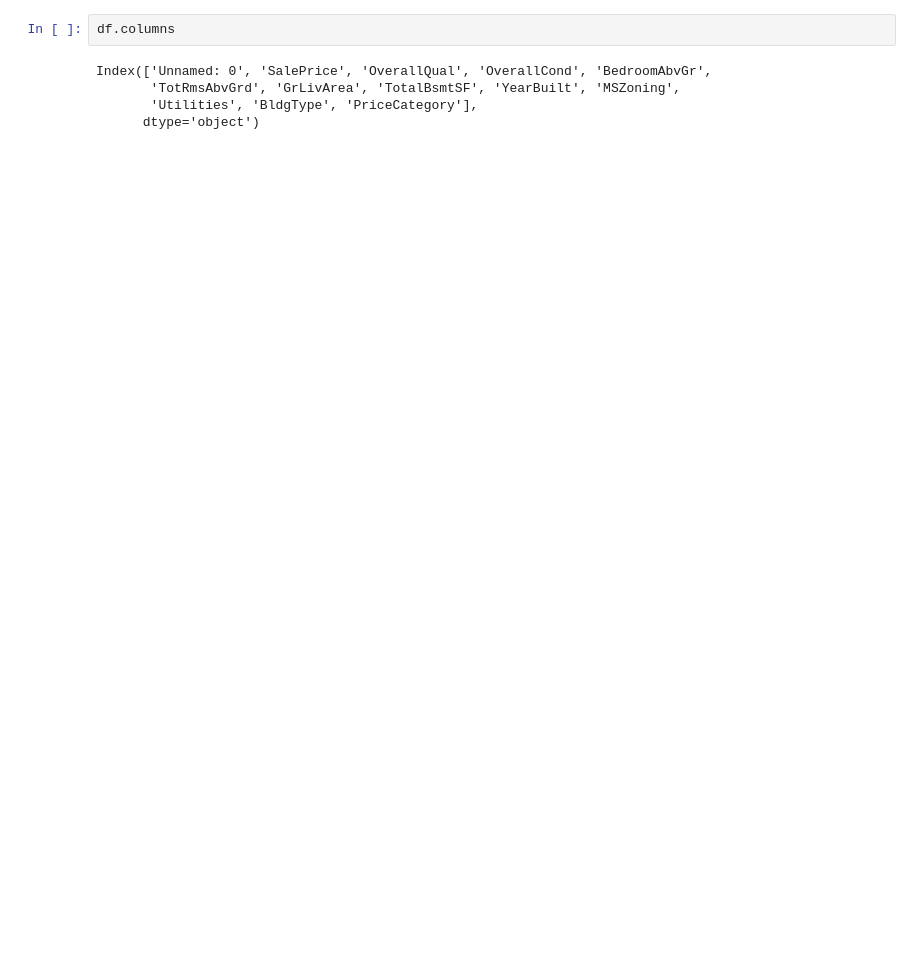
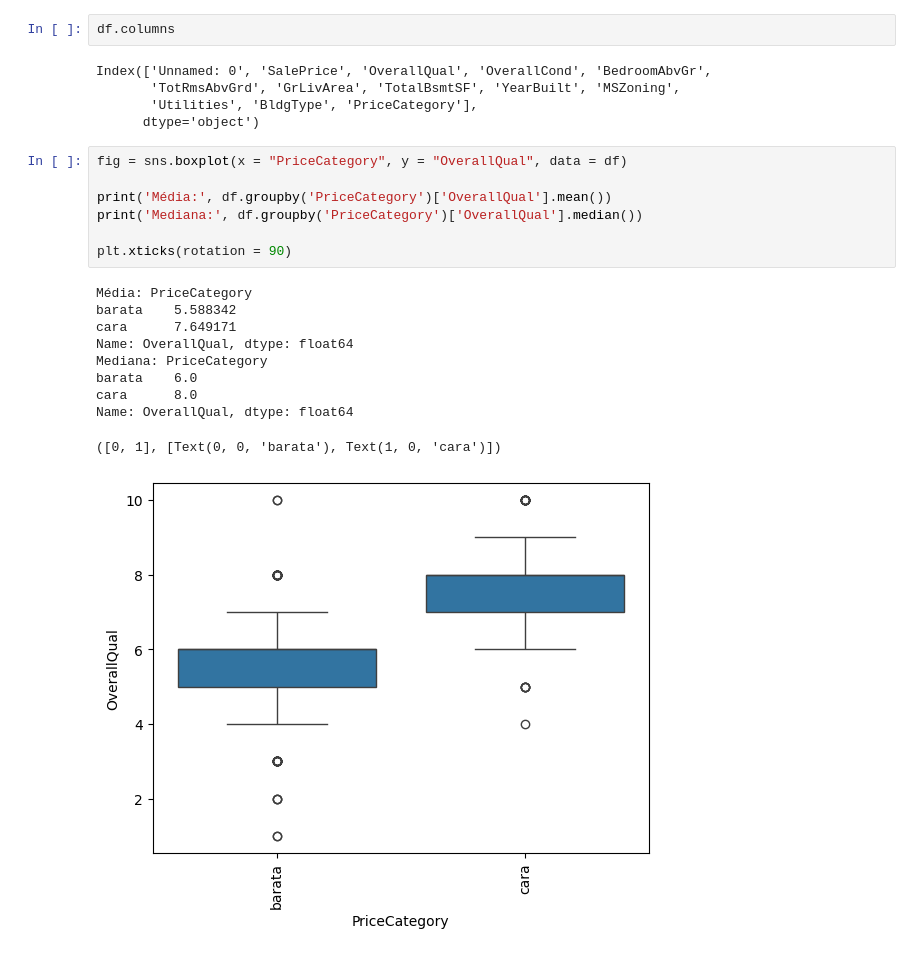
Before and after one commit to racrijoli/statistics, a Jupyter notebook: descriptive statistics module/exercise book.ipynb, the cells around one changed output. Cells and saved outputs as stored; diff of their text form; blank space fills up the shorter version.

```diff
--- a/descriptive statistics module/exercise book.ipynb
+++ b/descriptive statistics module/exercise book.ipynb
@@ -101,3 +101,21 @@ Index(['Unnamed: 0', 'SalePrice', 'OverallQual', 'OverallCond', 'BedroomAbvGr',
        'TotRmsAbvGrd', 'GrLivArea', 'TotalBsmtSF', 'YearBuilt', 'MSZoning',
        'Utilities', 'BldgType', 'PriceCategory'],
       dtype='object')
+# %%
+fig = sns.boxplot(x = "PriceCategory", y = "OverallQual", data = df)
+
+print('Média:', df.groupby('PriceCategory')['OverallQual'].mean())
+print('Mediana:', df.groupby('PriceCategory')['OverallQual'].median())
+
+plt.xticks(rotation = 90)
+# %% [output]
+Média: PriceCategory
+barata    5.588342
+cara      7.649171
+Name: OverallQual, dtype: float64
+Mediana: PriceCategory
+barata    6.0
+cara      8.0
+Name: OverallQual, dtype: float64
+([0, 1], [Text(0, 0, 'barata'), Text(1, 0, 'cara')])
+[figure, added]
```
Also changed, not shown: parts of 1 cell of this notebook.
